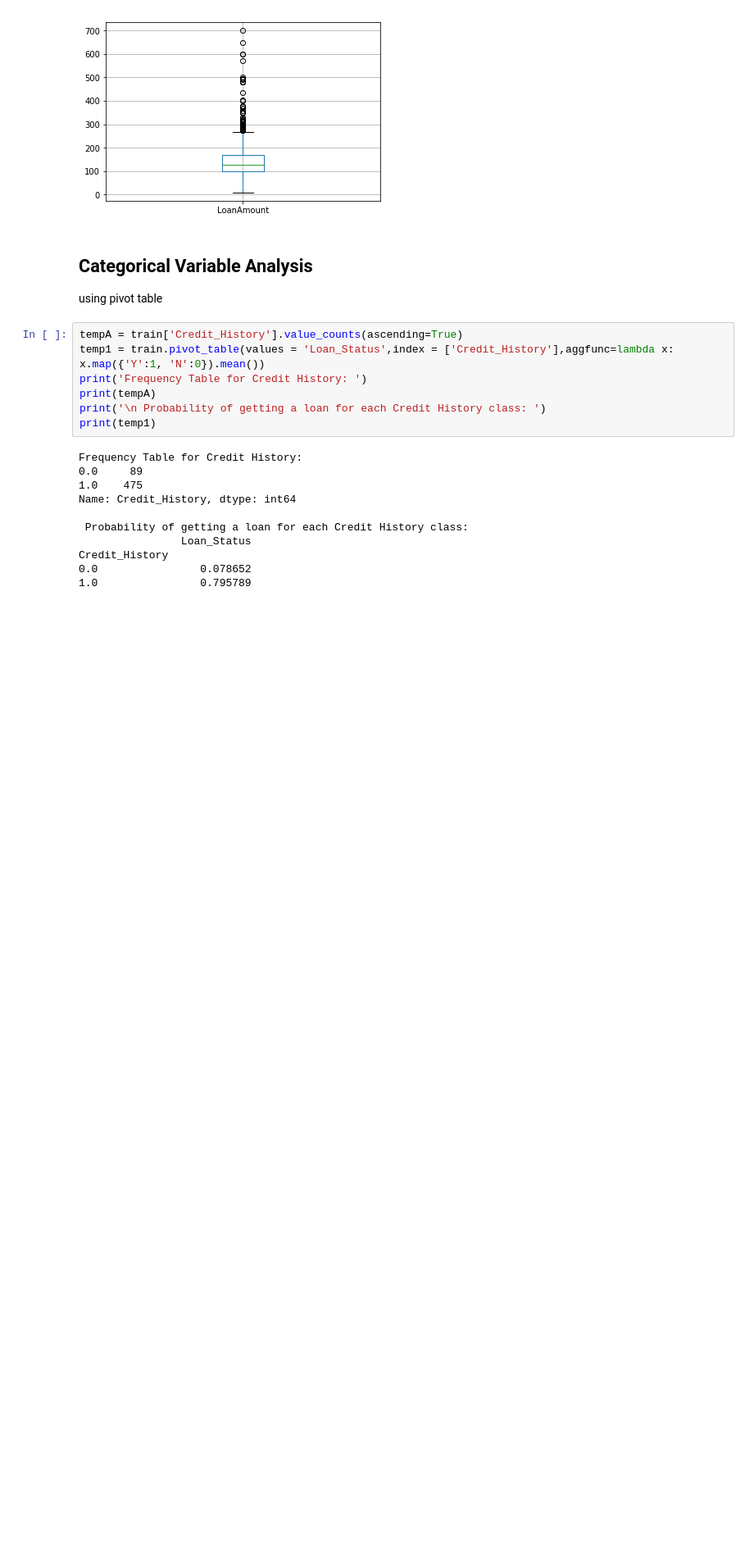
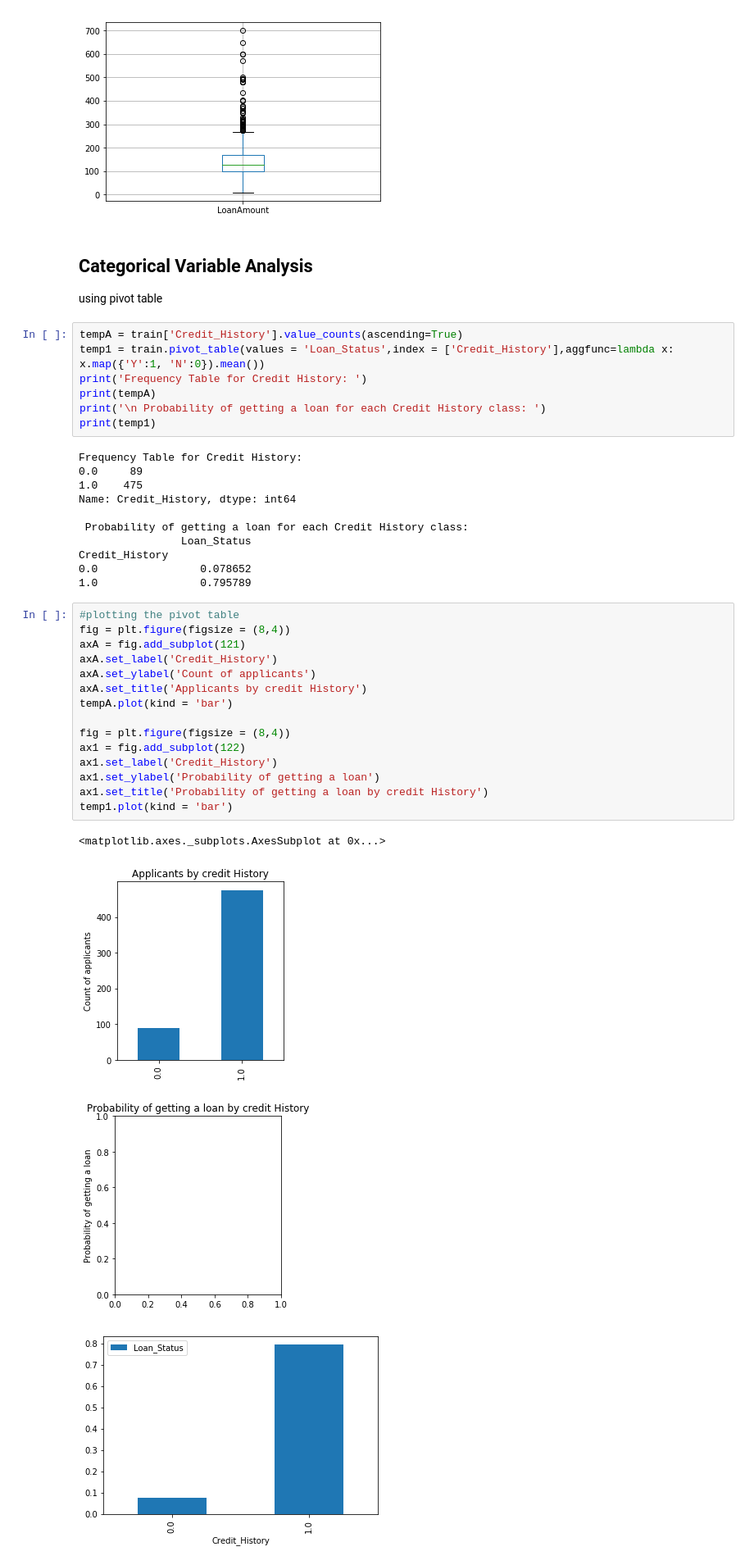
Before and after one commit to BethanyJep/100DaysOfMlCode, a Jupyter notebook: Loan Prediction III/Loan Prediction III.ipynb, the cells around one changed output. Shown at 82% size. Cells and saved outputs as stored; diff of their text form; blank space fills up the shorter version.

```diff
--- a/Loan Prediction III/Loan Prediction III.ipynb
+++ b/Loan Prediction III/Loan Prediction III.ipynb
@@ -159,3 +159,23 @@ Name: Credit_History, dtype: int64
 Credit_History
 0.0                0.078652
 1.0                0.795789
+# %%
+#plotting the pivot table
+fig = plt.figure(figsize = (8,4))
+axA = fig.add_subplot(121)
+axA.set_label('Credit_History')
+axA.set_ylabel('Count of applicants')
+axA.set_title('Applicants by credit History')
+tempA.plot(kind = 'bar')
+
+fig = plt.figure(figsize = (8,4))
+ax1 = fig.add_subplot(122)
+ax1.set_label('Credit_History')
+ax1.set_ylabel('Probability of getting a loan')
+ax1.set_title('Probability of getting a loan by credit History')
+temp1.plot(kind = 'bar')
+# %% [output]
+<matplotlib.axes._subplots.AxesSubplot at 0x...>
+[figure, added]
+[figure, added]
+[figure, added]
```
Also changed, not shown: parts of 17 cells of this notebook.
